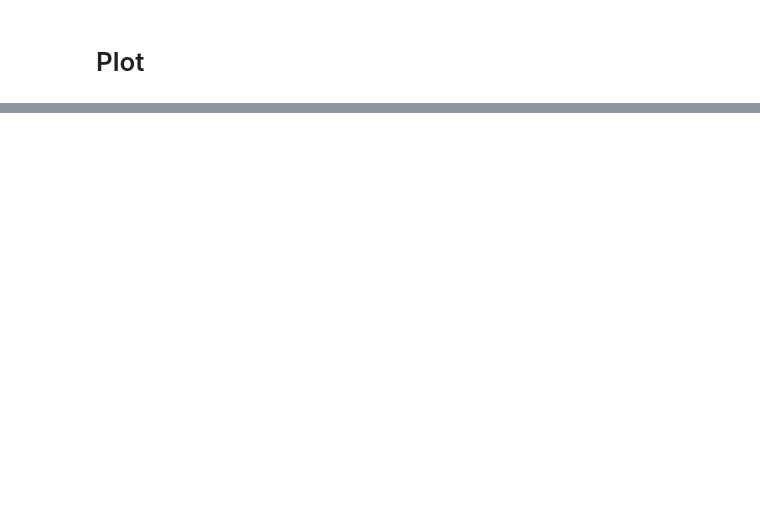
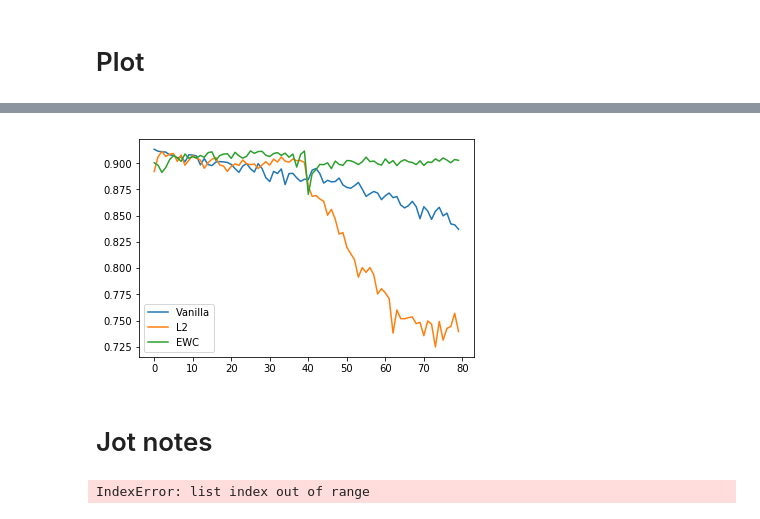
Before and after one commit to hjjimmykim/jormungand, a Jupyter notebook: main_tf.ipynb, the cells around one changed output, grey strips where cells are left out. Cells and saved outputs as stored; diff of their text form; code cells hidden in the pictures; blank space fills up the shorter version.

```diff
--- a/main_tf.ipynb
+++ b/main_tf.ipynb
@@ -202,0 +225,32 @@ plt.show()
+# %%
+# Task-averaged accuracy (only on trained tasks)
+num_points = int(N_it/ep_rec) # Number of data points per task
+
+test_acc_avg = np.zeros((N_task-1)*num_points)
+test_acc_avg_L2 = np.zeros((N_task-1)*num_points)
+test_acc_avg_EWC = np.zeros((N_task-1)*num_points)
+
+for i in range(1,N_task):
+    for j in range(i): # Only range over trained tasks
+        test_acc_avg[(i-1)*num_points:i*num_points] += test_acc_lists[j][i*num_points:(i+1)*num_points]
+        test_acc_avg_L2[(i-1)*num_points:i*num_points] += test_acc_lists_L2[j][i*num_points:(i+1)*num_points]
+        test_acc_avg_EWC[(i-1)*num_points:i*num_points] += test_acc_lists_EWC[j][i*num_points:(i+1)*num_points]
+    test_acc_avg[(i-1)*num_points:i*num_points] /= i
+    test_acc_avg_L2[(i-1)*num_points:i*num_points] /= i
+    test_acc_avg_EWC[(i-1)*num_points:i*num_points] /= i
+
+plt.plot(test_acc_avg, label='Vanilla')
+plt.plot(test_acc_avg_L2, label='L2')
+plt.plot(test_acc_avg_EWC, label='EWC')
+plt.legend()
+if save_plots:
+    plt.savefig('lr=0.01_N_task='+str(N_task)+'_lamb_L2='+str(lambda_L2)+'_lamb_EWC='+str(lambda_EWC)+'_seed='+str(num_seed)+'_avg.png')
+plt.show()
+# %% [output]
+[figure, added]
+# %% [markdown]
+# Jot notes
+# %%
+print(model_EWC.loss_EWC.eval(feed_dict={inputs: datasets[4].train.images,outputs:datasets[4].train.labels}))
+# %% [output]
+IndexError: list index out of range
```
Also changed, not shown: parts of 9 cells of this notebook, 28 other files.
